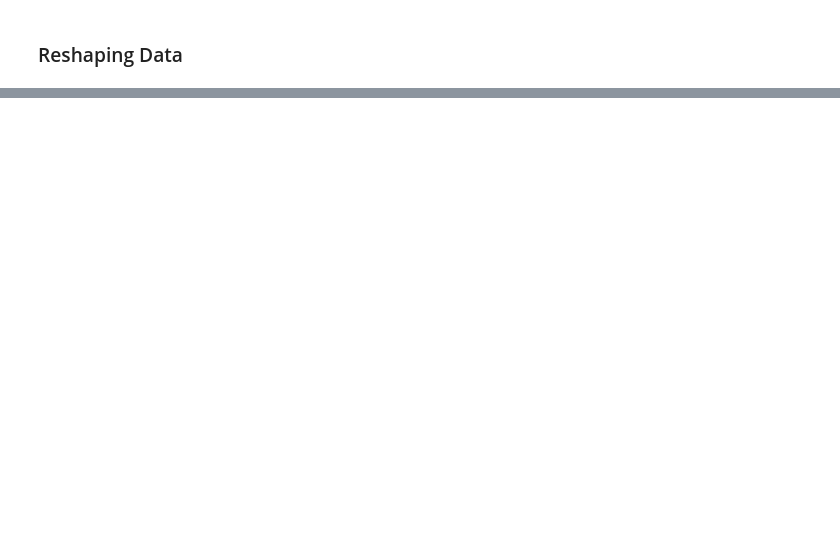
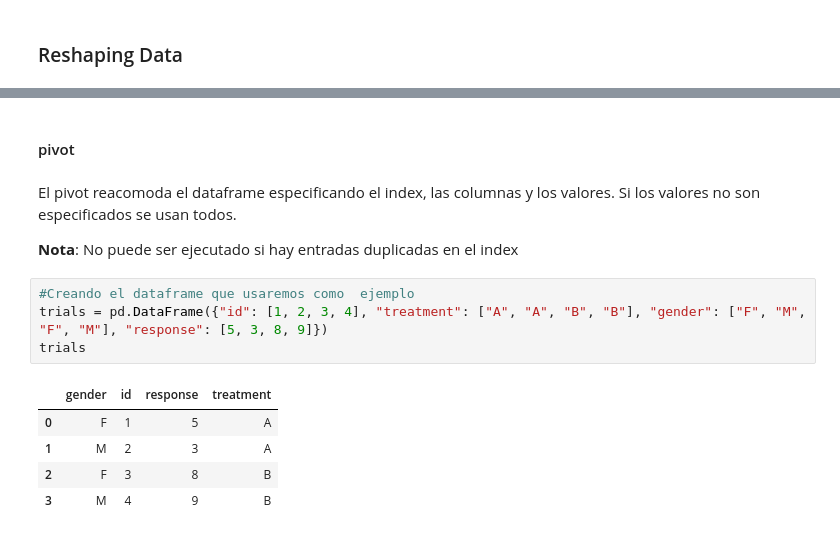
Before and after one commit to mrHyde90/DataScienceCourse, a Jupyter notebook: Pandas.ipynb, the cells around one changed output, grey strips where cells are left out. Saved outputs shown, nothing was run; the diff lists cells and outputs as text; blank space fills up the shorter version.

```diff
--- a/Pandas.ipynb
+++ b/Pandas.ipynb
@@ -1339,0 +1347,16 @@ titanic_concat.head()
+# %% [markdown]
+#### pivot
+# %% [markdown]
+El pivot reacomoda el dataframe especificando el index, las columnas y los valores. Si los valores no son especificados se usan todos.
+
+**Nota**: No puede ser ejecutado si hay entradas duplicadas en el index
+# %%
+#Creando el dataframe que usaremos como  ejemplo
+trials = pd.DataFrame({"id": [1, 2, 3, 4], "treatment": ["A", "A", "B", "B"], "gender": ["F", "M", "F", "M"], "response": [5, 3, 8, 9]})
+trials
+# %% [output]
+|  | gender | id | response | treatment |
+| 0 | F | 1 | 5 | A |
+| 1 | M | 2 | 3 | A |
+| 2 | F | 3 | 8 | B |
+| 3 | M | 4 | 9 | B |
```
Also changed, not shown: parts of 101 cells of this notebook.
